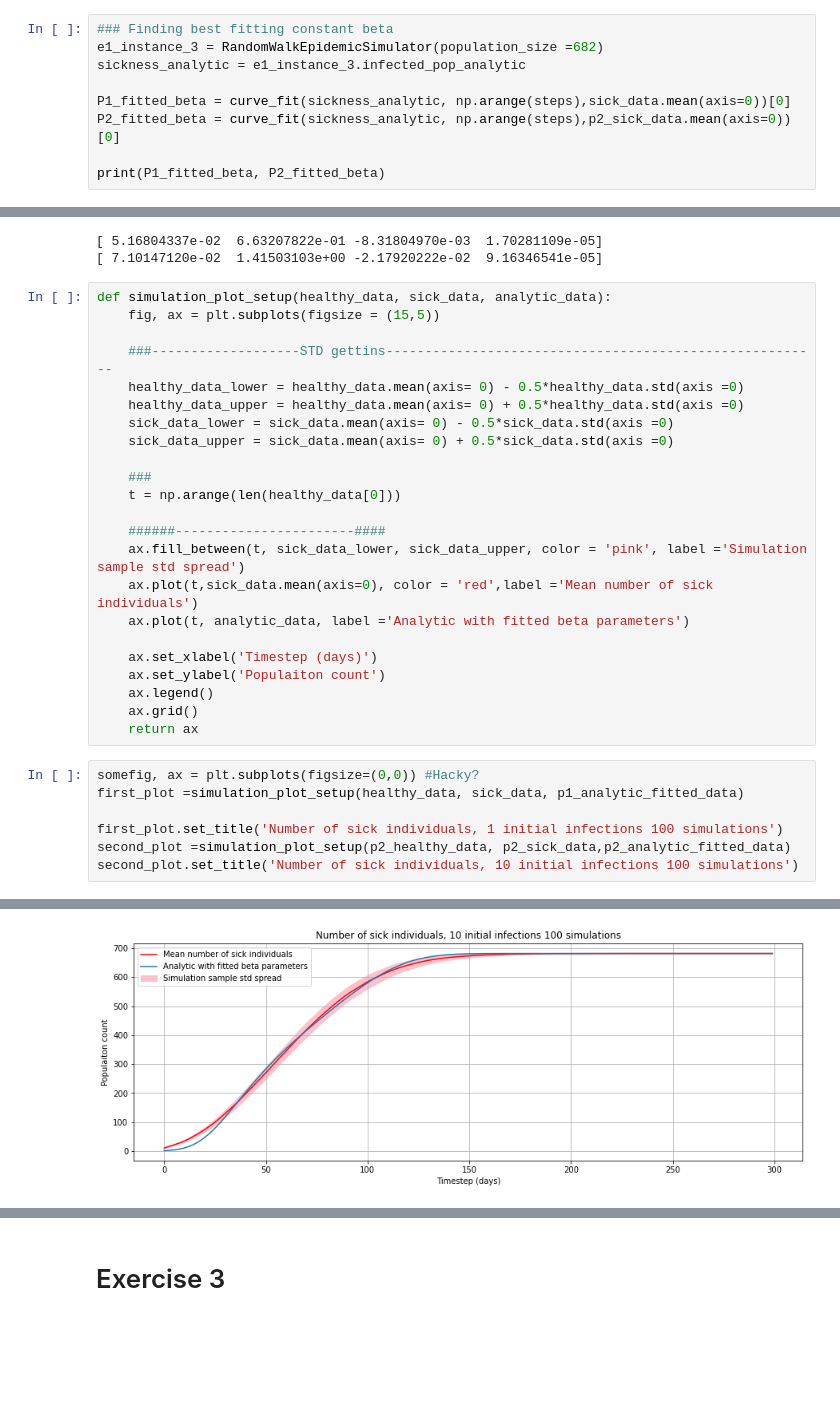
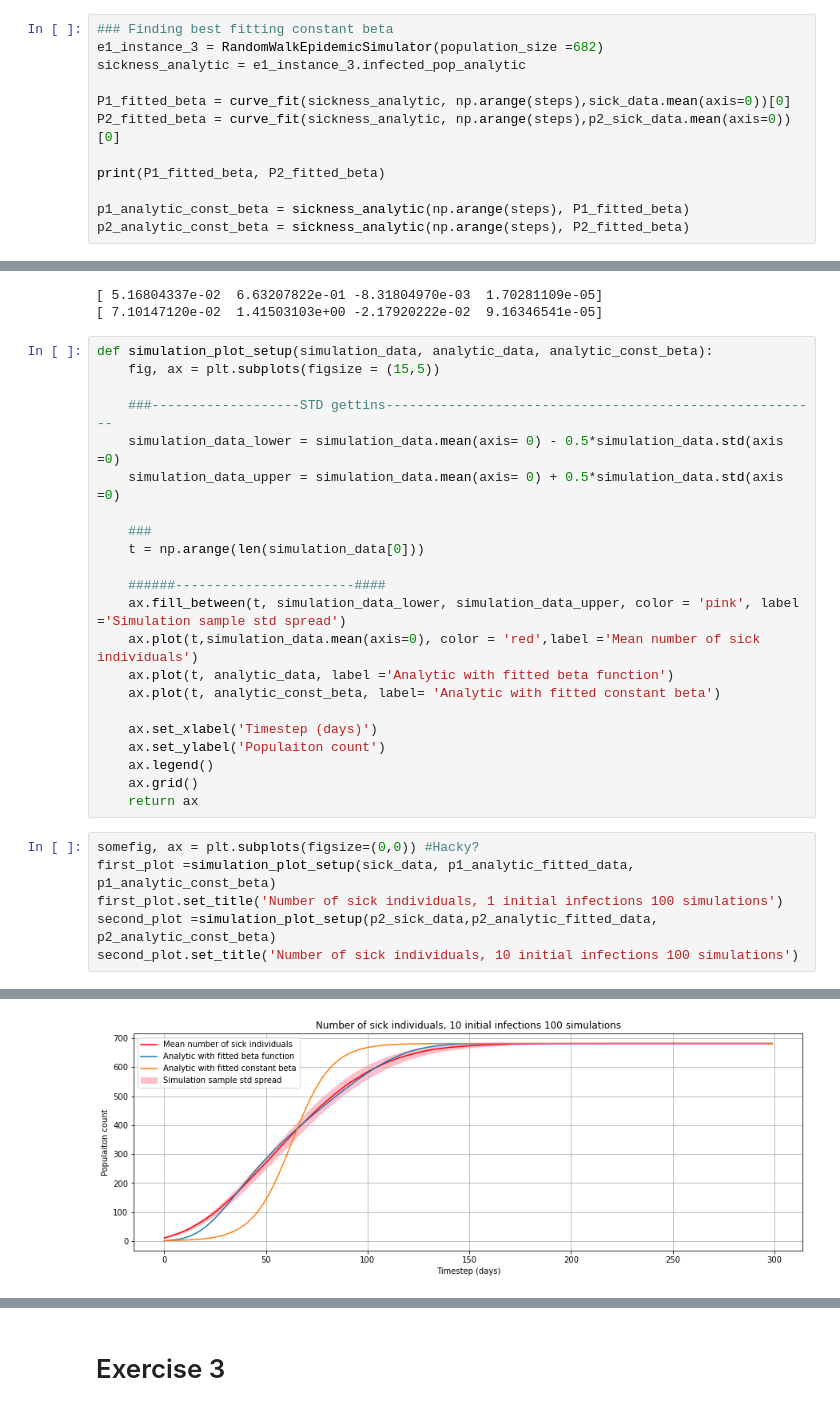
Before and after one commit to lukerlars/Modcomp4, a Jupyter notebook: ModComp_project_4.ipynb, the cells around one changed output, grey strips where cells are left out. Drawn from its saved outputs; the diff is of its cells as text; blank space fills up the shorter version.

```diff
--- a/ModComp_project_4.ipynb
+++ b/ModComp_project_4.ipynb
@@ -336,6 +336,9 @@ P1_fitted_beta = curve_fit(sickness_analytic, np.arange(steps),sick_data.mean(ax
 P2_fitted_beta = curve_fit(sickness_analytic, np.arange(steps),p2_sick_data.mean(axis=0))[0]
 
 print(P1_fitted_beta, P2_fitted_beta)
+
+p1_analytic_const_beta = sickness_analytic(np.arange(steps), P1_fitted_beta)
+p2_analytic_const_beta = sickness_analytic(np.arange(steps), P2_fitted_beta)
 # %% [output]
 [0.04043209] [0.10394177]
 # %%
@@ -362,22 +365,21 @@ p2_analytic_fitted_data = infected_beta_polynomial_exponential(np.arange(steps),
 [ 5.16804337e-02  6.63207822e-01 -8.31804970e-03  1.70281109e-05]
 [ 7.10147120e-02  1.41503103e+00 -2.17920222e-02  9.16346541e-05]
 # %%
-def simulation_plot_setup(healthy_data, sick_data, analytic_data):
+def simulation_plot_setup(simulation_data, analytic_data, analytic_const_beta):
     fig, ax = plt.subplots(figsize = (15,5))
 
     ###-------------------STD gettins--------------------------------------------------------
-    healthy_data_lower = healthy_data.mean(axis= 0) - 0.5*healthy_data.std(axis =0)
-    healthy_data_upper = healthy_data.mean(axis= 0) + 0.5*healthy_data.std(axis =0)
-    sick_data_lower = sick_data.mean(axis= 0) - 0.5*sick_data.std(axis =0)
-    sick_data_upper = sick_data.mean(axis= 0) + 0.5*sick_data.std(axis =0)
+    simulation_data_lower = simulation_data.mean(axis= 0) - 0.5*simulation_data.std(axis =0)
+    simulation_data_upper = simulation_data.mean(axis= 0) + 0.5*simulation_data.std(axis =0)
 
     ###
-    t = np.arange(len(healthy_data[0]))
+    t = np.arange(len(simulation_data[0]))
 
     ######-----------------------####
-    ax.fill_between(t, sick_data_lower, sick_data_upper, color = 'pink', label ='Simulation sample std spread')
-    ax.plot(t,sick_data.mean(axis=0), color = 'red',label ='Mean number of sick individuals')
-    ax.plot(t, analytic_data, label ='Analytic with fitted beta parameters')
+    ax.fill_between(t, simulation_data_lower, simulation_data_upper, color = 'pink', label ='Simulation sample std spread')
+    ax.plot(t,simulation_data.mean(axis=0), color = 'red',label ='Mean number of sick individuals')
+    ax.plot(t, analytic_data, label ='Analytic with fitted beta function')
+    ax.plot(t, analytic_const_beta, label= 'Analytic with fitted constant beta')
 
     ax.set_xlabel('Timestep (days)')
     ax.set_ylabel('Populaiton count')
@@ -386,10 +388,9 @@ def simulation_plot_setup(healthy_data, sick_data, analytic_data):
     return ax
 # %%
 somefig, ax = plt.subplots(figsize=(0,0)) #Hacky?
-first_plot =simulation_plot_setup(healthy_data, sick_data, p1_analytic_fitted_data)
-
+first_plot =simulation_plot_setup(sick_data, p1_analytic_fitted_data, p1_analytic_const_beta)
 first_plot.set_title('Number of sick individuals, 1 initial infections 100 simulations')
-second_plot =simulation_plot_setup(p2_healthy_data, p2_sick_data,p2_analytic_fitted_data)
+second_plot =simulation_plot_setup(p2_sick_data,p2_analytic_fitted_data, p2_analytic_const_beta)
 second_plot.set_title('Number of sick individuals, 10 initial infections 100 simulations')
 # %% [output]
 Text(0.5, 1.0, 'Number of sick individuals, 10 initial infections 100 simulations')
@@ -398,2 +399,2 @@ Text(0.5, 1.0, 'Number of sick individuals, 10 initial infections 100 simulation
-[figure, old version]
+[figure, new version]
 # %% [markdown]
```
Also changed, not shown: parts of 16 cells of this notebook.
